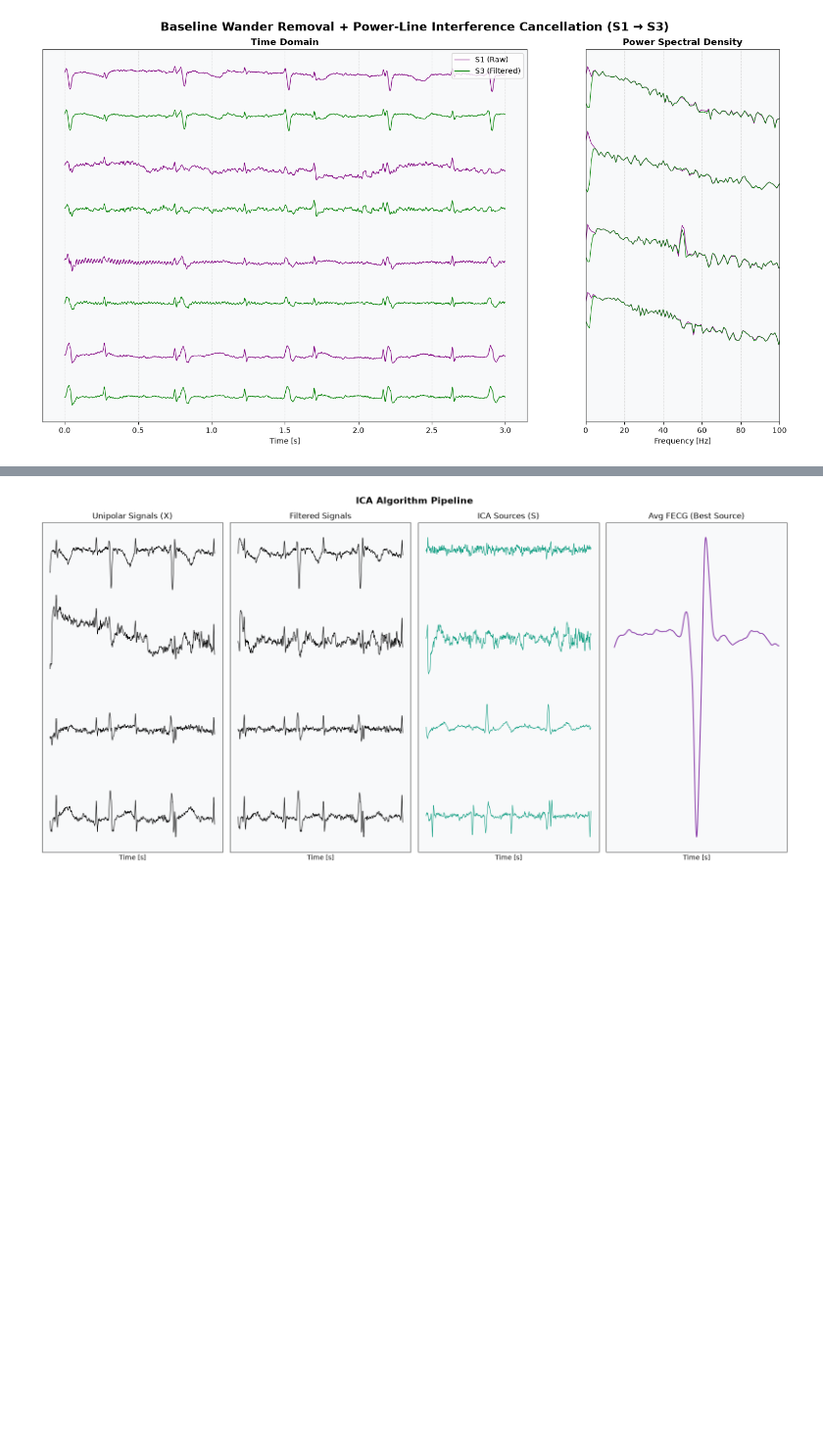
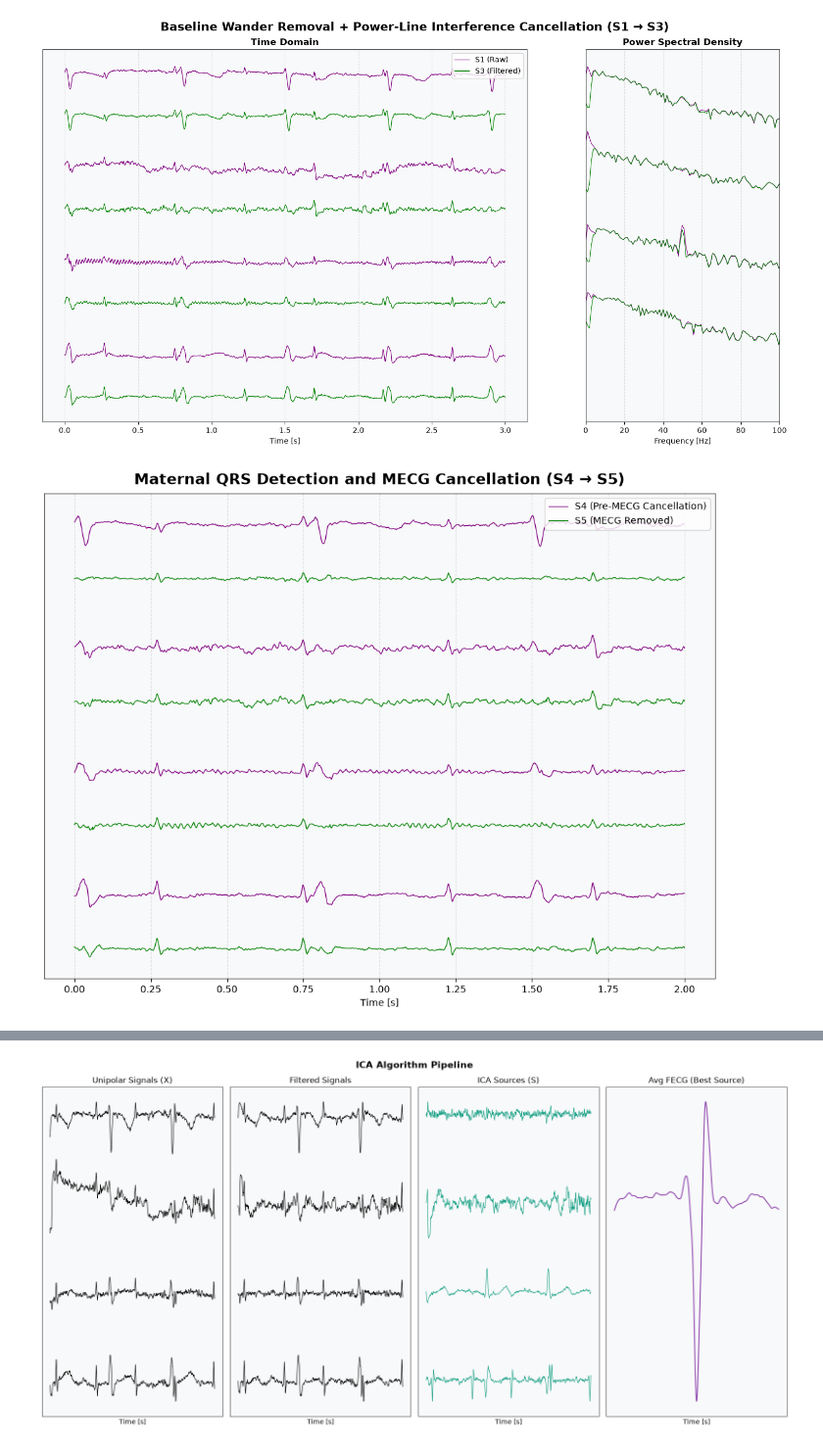
Before and after one commit to fedeceru/BSP_project, a Jupyter notebook: notebooks/main_analysis.ipynb, the cells around one changed output, grey strips where cells are left out. Shown at 98% size. Cells and saved outputs as stored; diff of their text form; code cells hidden in the pictures; blank space fills up the shorter version.

```diff
--- a/notebooks/main_analysis.ipynb
+++ b/notebooks/main_analysis.ipynb
@@ -105,3 +105,18 @@ resampler = SignalResampler(original_fs=fs_orig, target_fs=fs_target)
 s4_signal = resampler.upsample(s3_signal.T).T
 
 plot_offset_target = int(plot_offset_s * fs_target)
+# %%
+# 4. Maternal QRS Detection and MECG Cancellation (S4 -> S5)
+mecg_canc = MECGCanceller(fs=fs_target)
+s5_signal = mecg_canc.apply(s4_signal)
+
+plot_samples_2s = int(fs_target * 2.0)
+t_2s = np.arange(plot_samples_2s) / fs_target
+
+plot_before_after_comprehensive(t_2s, s4_signal[plot_offset_target:plot_offset_target+plot_samples_2s, :],
+                           s5_signal[plot_offset_target:plot_offset_target+plot_samples_2s, :], fs_target,
+                           title="Maternal QRS Detection and MECG Cancellation (S4 → S5)",
+                           before_label="S4 (Pre-MECG Cancellation)", after_label="S5 (MECG Removed)",
+                           show_psd=False)
+# %% [output]
+[figure, added]
```
Also changed, not shown: parts of 4 cells of this notebook, 3 other files.
